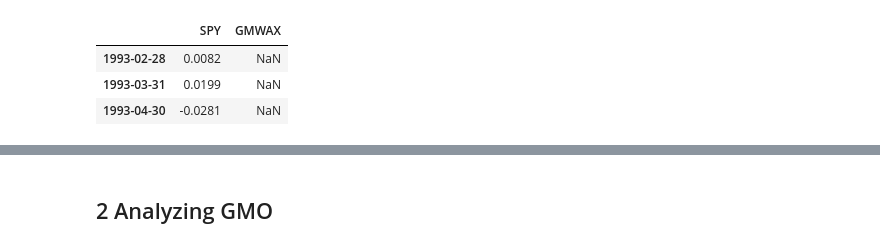
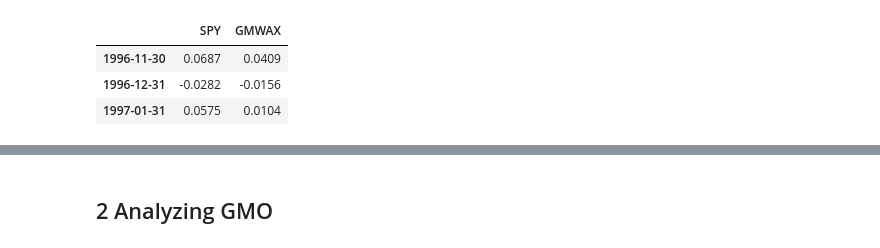
Before and after one commit to alanwake47/finm-36700-portfolio, a Jupyter notebook: week7_hw/hw7_main.ipynb, the cells around one changed output, grey strips where cells are left out. Saved outputs shown, nothing was run; the diff lists cells and outputs as text; code cells hidden in the pictures.

```diff
--- a/week7_hw/hw7_main.ipynb
+++ b/week7_hw/hw7_main.ipynb
@@ -108,14 +108,14 @@ def OOS_strat(df, factors, start, weight):
 # %%
 signals = pd.read_excel('gmo_analysis_data.xlsx',1, index_col=0)
 gmo = pd.read_excel('gmo_analysis_data.xlsx',2, index_col=0)
 rf = pd.read_excel('gmo_analysis_data.xlsx',3, index_col=0)
-gmo_ex = gmo.subtract(rf["US3M"],axis=0)
+gmo_ex = gmo.dropna().subtract(rf["US3M"],axis=0).dropna()
 gmo_ex.head(3)
 # %% [output]
 |  | SPY | GMWAX |
-| 1993-02-28 | 0.0082 | NaN |
-| 1993-03-31 | 0.0199 | NaN |
-| 1993-04-30 | -0.0281 | NaN |
+| 1996-11-30 | 0.0687 | 0.0409 |
+| 1996-12-31 | -0.0282 | -0.0156 |
+| 1997-01-31 | 0.0575 | 0.0104 |
 # %%
 signals.head(4)
 # %% [output]
```
Also changed, not shown: parts of 13 cells of this notebook, 3 other files.
